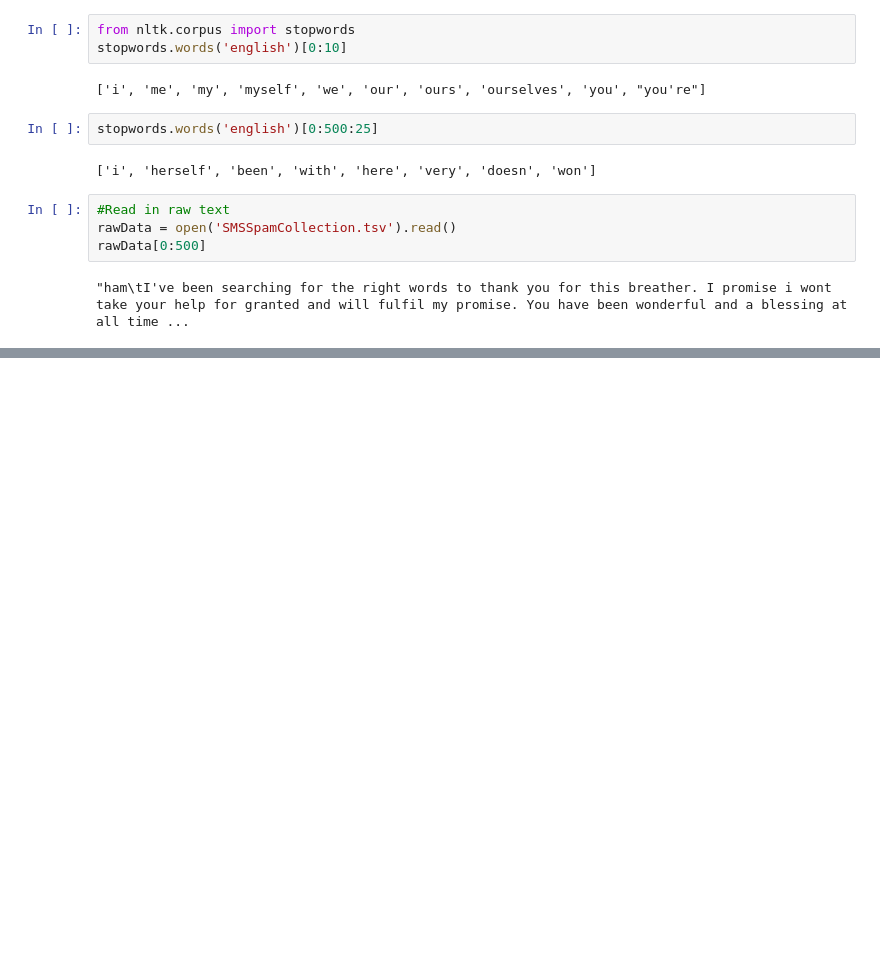
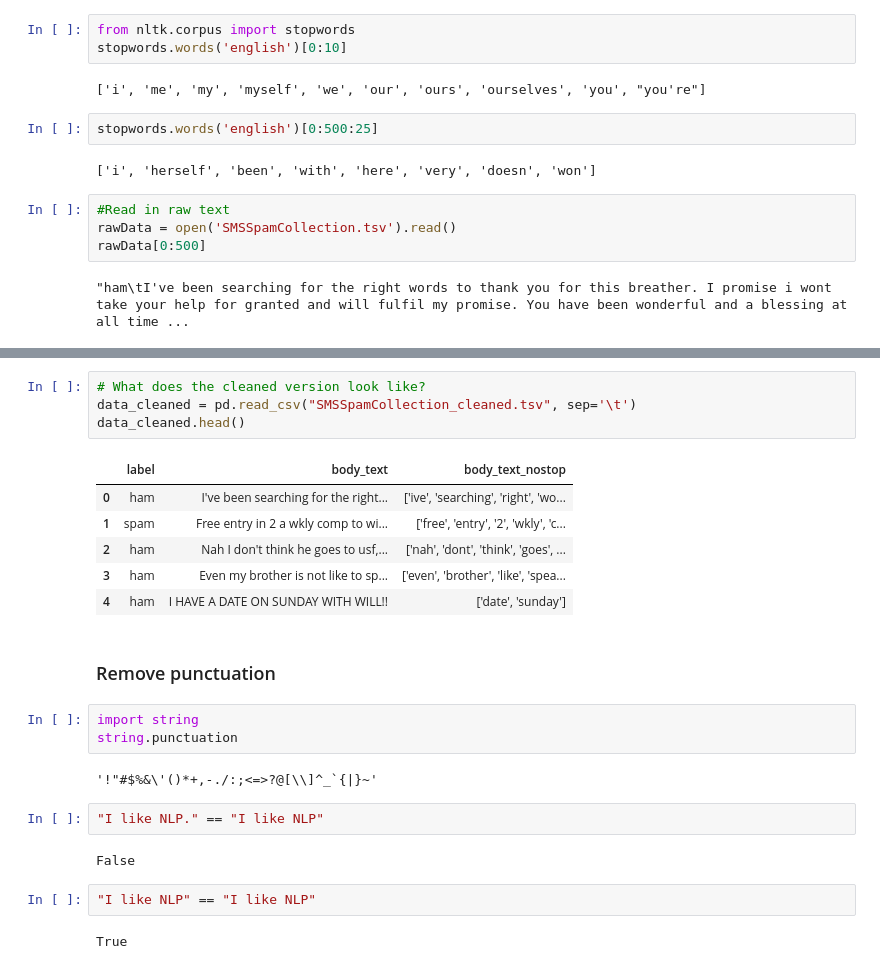
Before and after one commit to onlyabhilash/NLP, a Jupyter notebook: NLP_lk/01.ipynb, the cells around one changed output, grey strips where cells are left out. Drawn from its saved outputs; the diff is of its cells as text; blank space fills up the shorter version.

```diff
--- a/NLP_lk/01.ipynb
+++ b/NLP_lk/01.ipynb
@@ -43,0 +325,26 @@ rawData[0:500]
+# %%
+# What does the cleaned version look like?
+data_cleaned = pd.read_csv("SMSSpamCollection_cleaned.tsv", sep='\t')
+data_cleaned.head()
+# %% [output]
+|  | label | body_text | body_text_nostop |
+| 0 | ham | I've been searching for the right... | ['ive', 'searching', 'right', 'wo... |
+| 1 | spam | Free entry in 2 a wkly comp to wi... | ['free', 'entry', '2', 'wkly', 'c... |
+| 2 | ham | Nah I don't think he goes to usf,... | ['nah', 'dont', 'think', 'goes', ... |
+| 3 | ham | Even my brother is not like to sp... | ['even', 'brother', 'like', 'spea... |
+| 4 | ham | I HAVE A DATE ON SUNDAY WITH WILL!! | ['date', 'sunday'] |
+# %% [markdown]
+### Remove punctuation
+# %%
+import string
+string.punctuation
+# %% [output]
+'!"#$%&\'()*+,-./:;<=>?@[\\]^_`{|}~'
+# %%
+"I like NLP." == "I like NLP"
+# %% [output]
+False
+# %%
+"I like NLP" == "I like NLP"
+# %% [output]
+True
```
Also changed, not shown: parts of 41 cells of this notebook, 3 other files.
